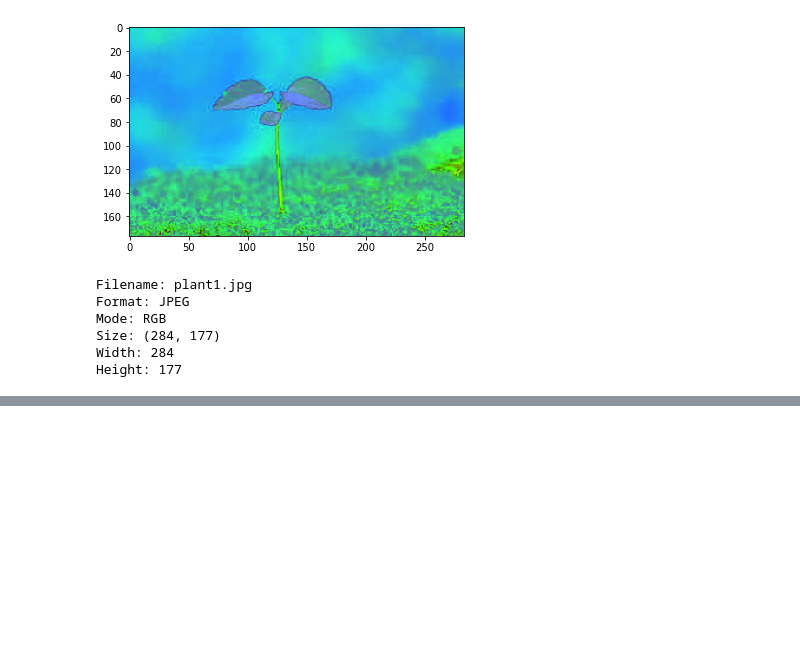
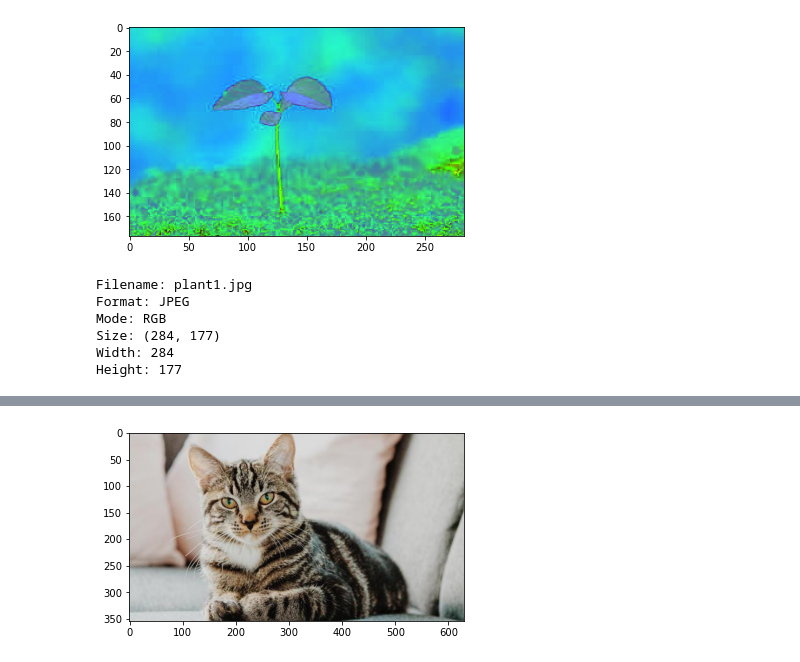
Before and after one commit to Swap77nil/Image-Processing, a Jupyter notebook: Untitled.ipynb, the cells around one changed output, grey strips where cells are left out. Saved outputs shown, nothing was run; the diff lists cells and outputs as text; code cells hidden in the pictures; blank space fills up the shorter version.

```diff
--- a/Untitled.ipynb
+++ b/Untitled.ipynb
@@ -88,0 +114,10 @@ cv2.destroyAllWindows()
+# %%
+from skimage import io
+import matplotlib.pyplot as plt
+url='https://images.hindustantimes.com/rf/image_size_630x354/HT/p2/2019/08/08/Pictures/_6bda0940-b9ad-11e9-98cb-e738ad509720.jpg'
+
+image=io.imread(url)
+plt.imshow(image)
+plt.show()
+# %% [output]
+[figure, added]
```
Also changed, not shown: parts of 16 cells of this notebook.
